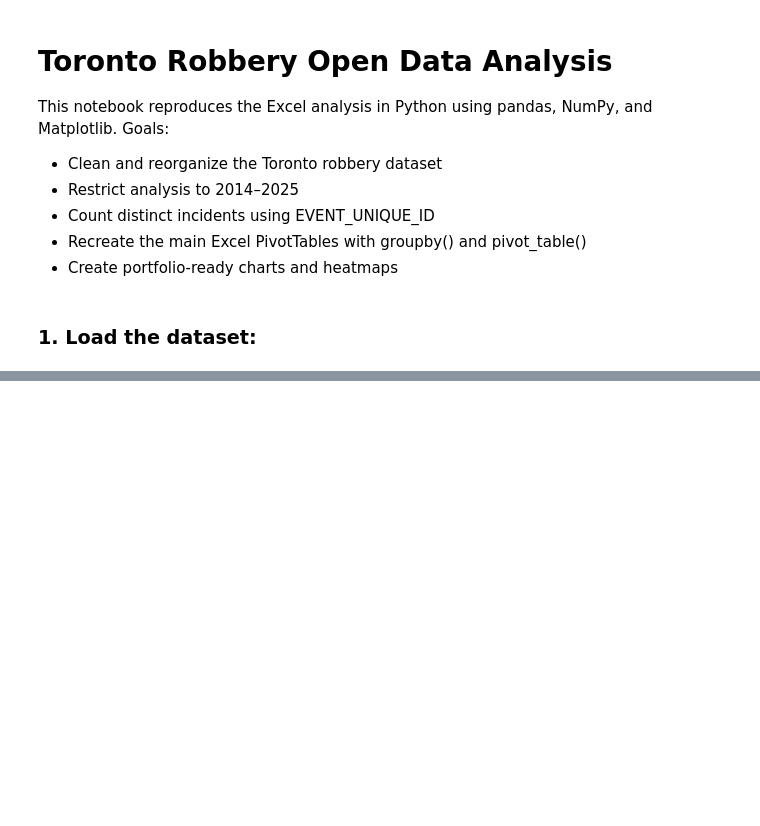
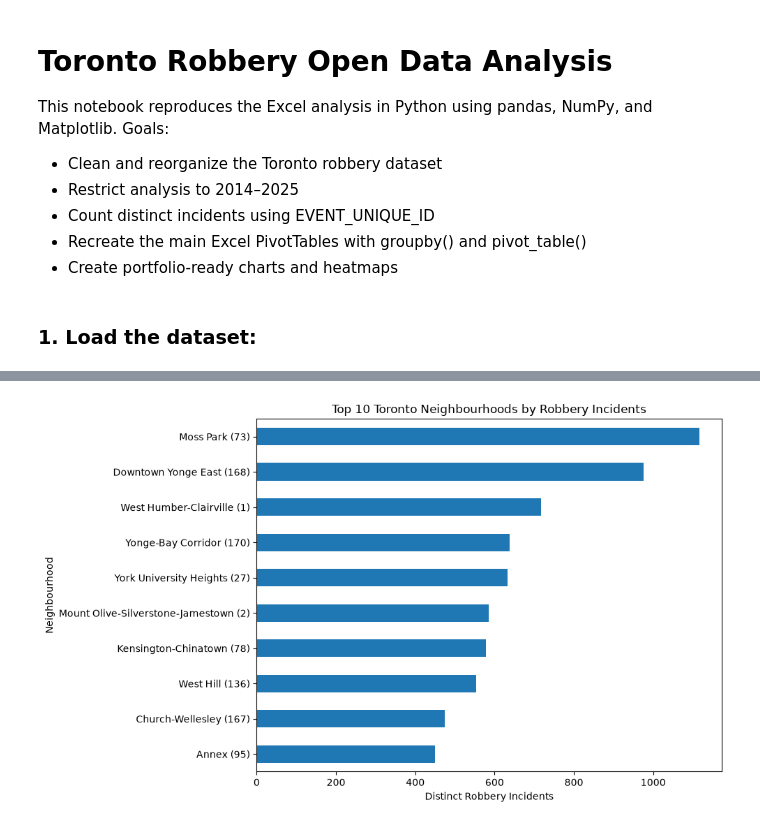
Before and after one commit to waz-abd/Toronto-Robbery-Analysis, a Jupyter notebook: main.ipynb, the cells around one changed output, grey strips where cells are left out. Drawn from its saved outputs; the diff is of its cells as text; code cells hidden in the pictures; blank space fills up the shorter version.

```diff
--- a/main.ipynb
+++ b/main.ipynb
@@ -35,0 +140,10 @@ Columns: 31
+# %%
+top_neighbourhoods = (
+    analysis_df[analysis_df['NEIGHBOURHOOD_158'].ne('NSA')]
+    .groupby('NEIGHBOURHOOD_158')['EVENT_UNIQUE_ID']
+    .nunique()
+    .sort_values(ascending=False)
+    .head(10)
+)
+
+top_neighbourhoods
@@ -35,0 +163,10 @@ Columns: 31
+# %%
+plt.figure(figsize=(10, 6))
+top_neighbourhoods.sort_values().plot(kind='barh')
+plt.title('Top 10 Toronto Neighbourhoods by Robbery Incidents')
+plt.xlabel('Distinct Robbery Incidents')
+plt.ylabel('Neighbourhood')
+plt.tight_layout()
+plt.show()
+# %% [output]
+[figure, added]
```
Also changed, not shown: parts of 20 cells of this notebook.
